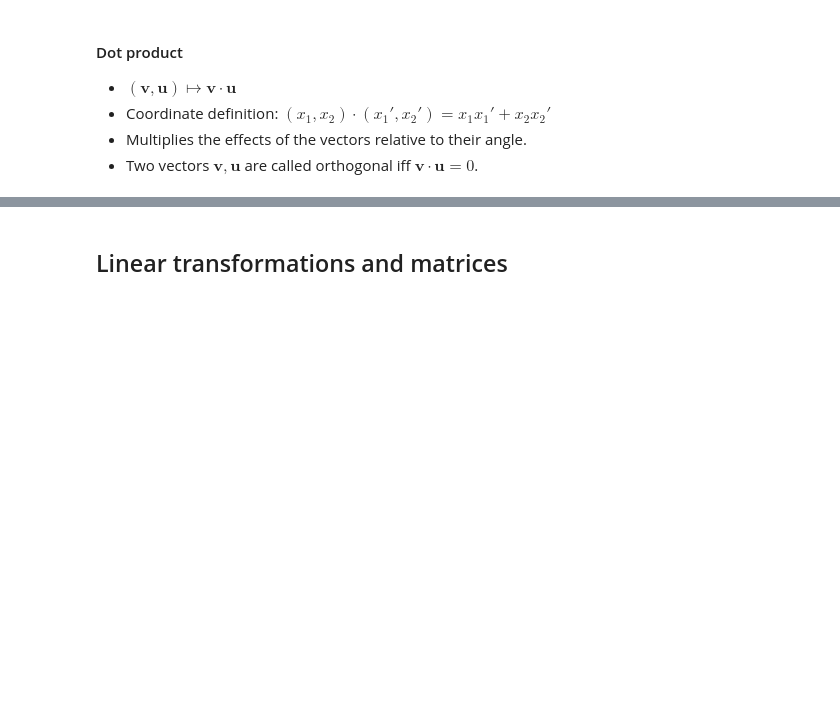
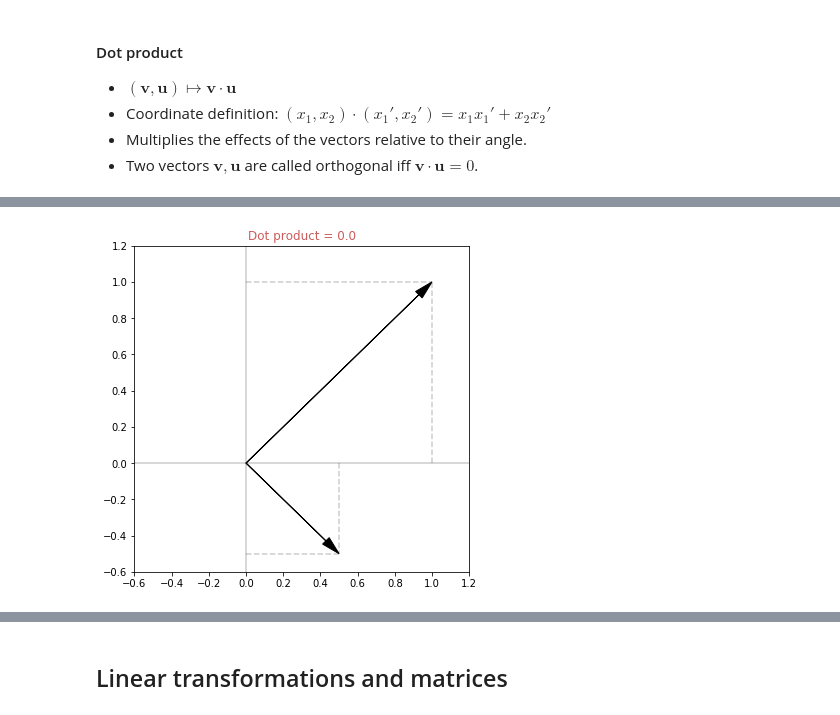
Before and after one commit to koulakis/interactive-math-for-data-science, a Jupyter notebook: linear_algebra.ipynb, the cells around one changed output, grey strips where cells are left out. Cells and saved outputs as stored; diff of their text form; code cells hidden in the pictures; blank space fills up the shorter version.

```diff
--- a/linear_algebra.ipynb
+++ b/linear_algebra.ipynb
@@ -124,0 +130,15 @@ plt.show()
+# %%
+# Orthogonal vectors
+vector_1 = np.array([0.5, -0.5])
+vector_2 = np.array([1, 1])
+
+dot_product = np.dot(vector_1, vector_2)
+
+# Plot vectors
+plt.figure(figsize=(6, 6))
+plt.title('Dot product = {}'.format(dot_product), color='indianred')
+plot_2D_vector(vector_1)
+vec_2 = plot_2D_vector(vector_2)
+plt.show()
+# %% [output]
+[figure, added]
```
Also changed, not shown: parts of 7 cells of this notebook.
